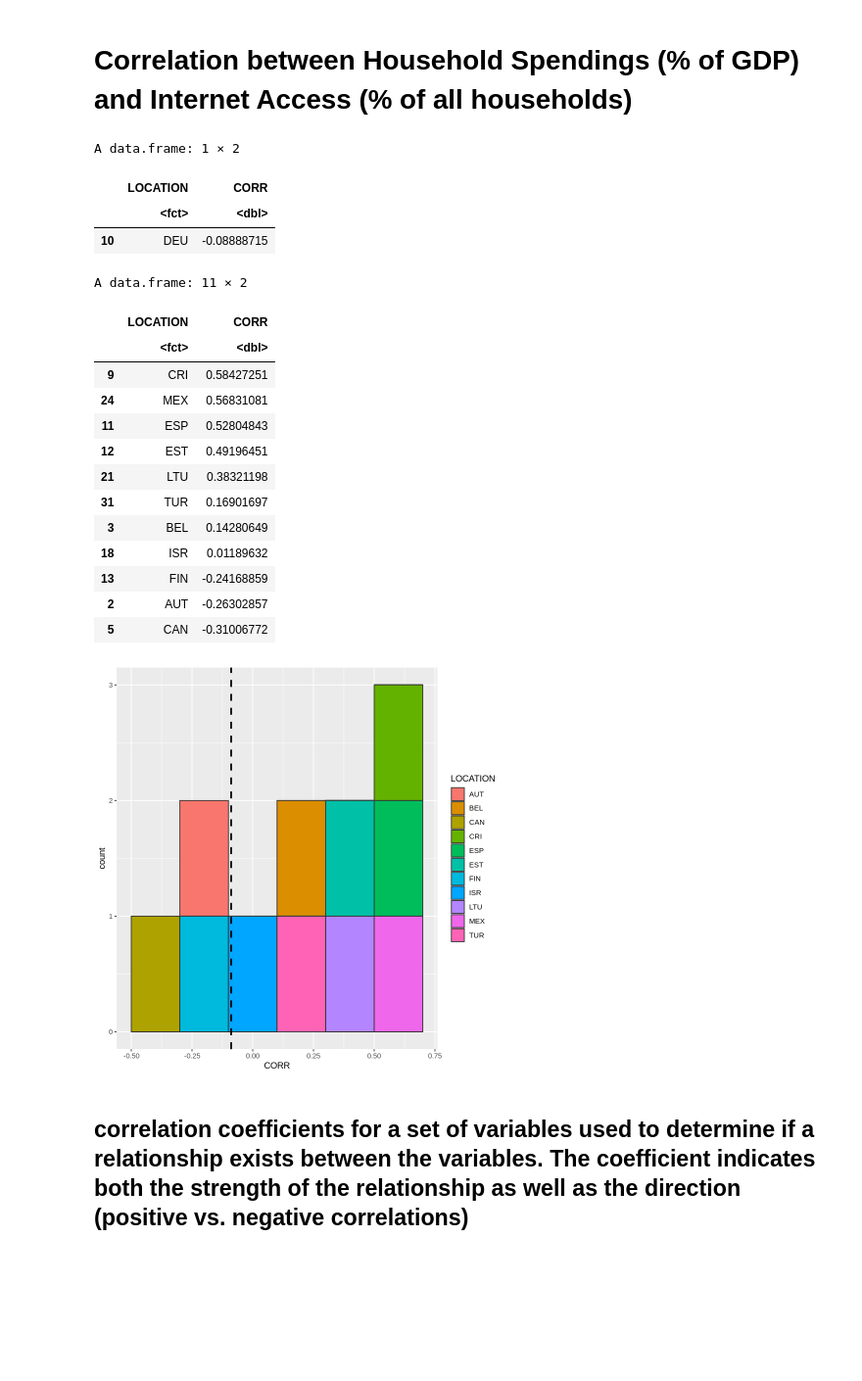
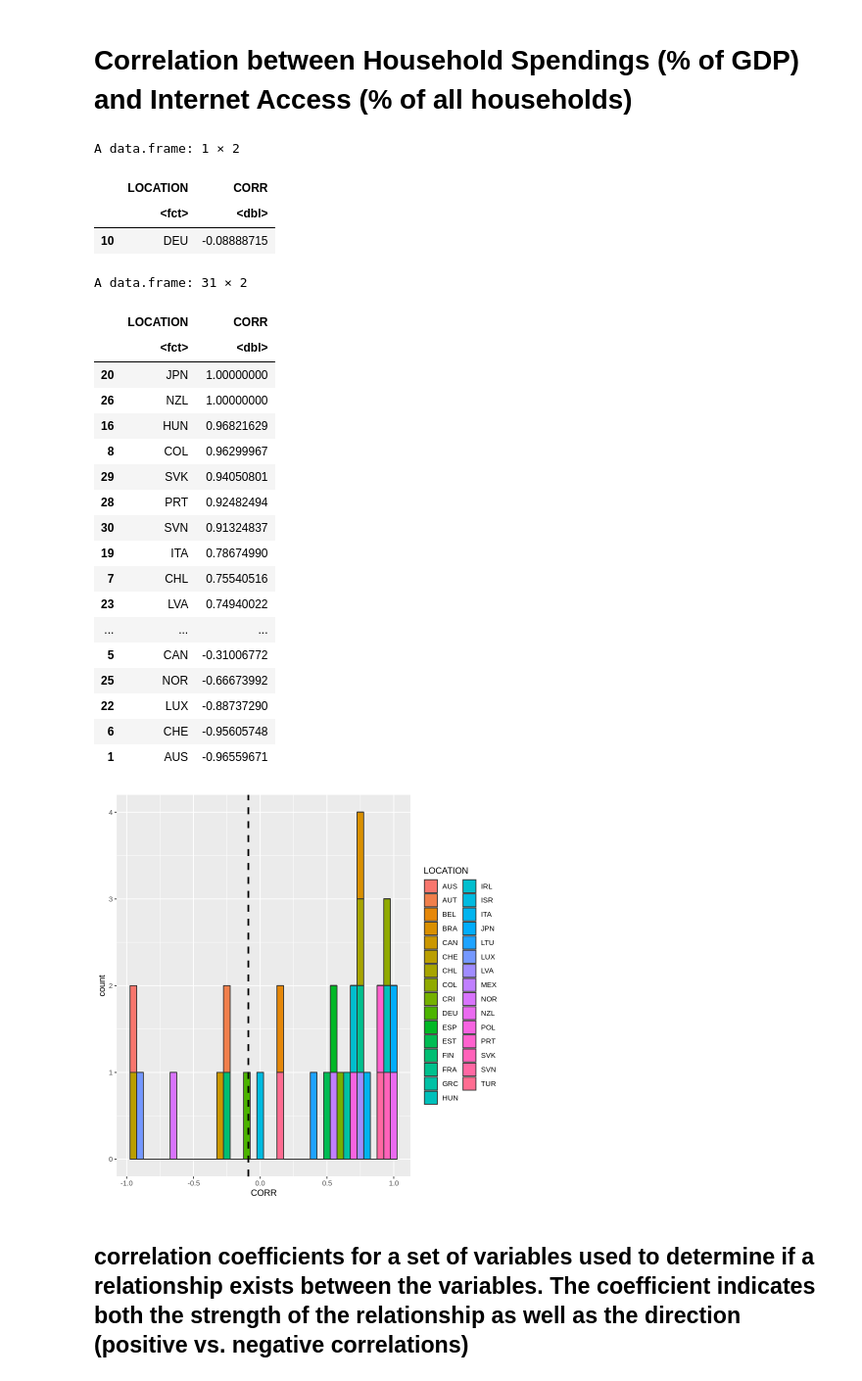
Before and after one commit to patdring/NewAppMarkets, a Jupyter notebook: CS_Fallstudie.ipynb, the cells around one changed output. Shown: that part at 98% size. Drawn from its saved outputs; the diff is of its cells as text; code cells hidden in the pictures; blank space fills up the shorter version.

Commit message:
Updated histogram bins

```diff
--- a/CS_Fallstudie.ipynb
+++ b/CS_Fallstudie.ipynb
@@ -322,47 +322,52 @@ names(df_hs)[3] <- "TIME"
 df <- merge(df_hs, df_ia,by=c("LOCATION","TIME"))
 xx <- data.frame(group = df$LOCATION, a = df$PerPersonSpending , b = df$Value )
 
 # This returns a "by" object
 result <- by(xx[,2:3], xx$group, function(x) {cor(x$a, x$b)})
 
 # You get pretty close to what you want if you coerce it into a data frame via a matrix
 result.dataframe <- as.data.frame(as.matrix(result))
 result.dataframe <- na.omit(result.dataframe)
 result.dataframe <- cbind(newColName = rownames(result.dataframe), result.dataframe)
 rownames(result.dataframe) <- 1:nrow(result.dataframe)
 
 colnames(result.dataframe) <- c("LOCATION","CORR")
 result.dataframe <- result.dataframe[order(result.dataframe$CORR,decreasing=TRUE), ]
 
 germany <- result.dataframe[result.dataframe$LOCATION == 'DEU', ]
 germany
 
-result.dataframe <- result.dataframe[result.dataframe$CORR <= 0.6 & result.dataframe$CORR >= -0.6 & result.dataframe$LOCATION != 'DEU', ]
+#result.dataframe <- result.dataframe[result.dataframe$CORR <= 0.6 & result.dataframe$CORR >= -0.3 & result.dataframe$LOCATION != 'DEU', ]
 result.dataframe
 
 ggplot(aes(x = CORR ), data = result.dataframe) +
-  geom_histogram(aes(fill = LOCATION ), binwidth=0.2, colour="grey20") +
+  geom_histogram(aes(fill = LOCATION ), binwidth=0.05, colour="grey20") +
   geom_vline(aes(xintercept=germany$CORR), color="black", linetype="dashed", size=1)
 # %% [output]
 A data.frame: 1 × 2
 |  | LOCATION | CORR |
 |  | <fct> | <dbl> |
 | 10 | DEU | -0.08888715 |
-A data.frame: 11 × 2
+A data.frame: 31 × 2
 |  | LOCATION | CORR |
 |  | <fct> | <dbl> |
-| 9 | CRI | 0.58427251 |
-| 24 | MEX | 0.56831081 |
-| 11 | ESP | 0.52804843 |
-| 12 | EST | 0.49196451 |
-| 21 | LTU | 0.38321198 |
-| 31 | TUR | 0.16901697 |
-| 3 | BEL | 0.14280649 |
-| 18 | ISR | 0.01189632 |
-| 13 | FIN | -0.24168859 |
-| 2 | AUT | -0.26302857 |
+| 20 | JPN | 1.00000000 |
+| 26 | NZL | 1.00000000 |
+| 16 | HUN | 0.96821629 |
+| 8 | COL | 0.96299967 |
+| 29 | SVK | 0.94050801 |
+| 28 | PRT | 0.92482494 |
+| 30 | SVN | 0.91324837 |
+| 19 | ITA | 0.78674990 |
+| 7 | CHL | 0.75540516 |
+| 23 | LVA | 0.74940022 |
+| ... | ... | ... |
 | 5 | CAN | -0.31006772 |
+| 25 | NOR | -0.66673992 |
+| 22 | LUX | -0.88737290 |
+| 6 | CHE | -0.95605748 |
+| 1 | AUS | -0.96559671 |
-[figure, old version]
+[figure, new version]
 # %% [markdown]
 ## correlation coefficients for a set of variables used to determine if a relationship exists between the variables. The coefficient indicates both the strength of the relationship as well as the direction (positive vs. negative correlations)
 # %%
```
Also changed, not shown: parts of 5 cells of this notebook.
